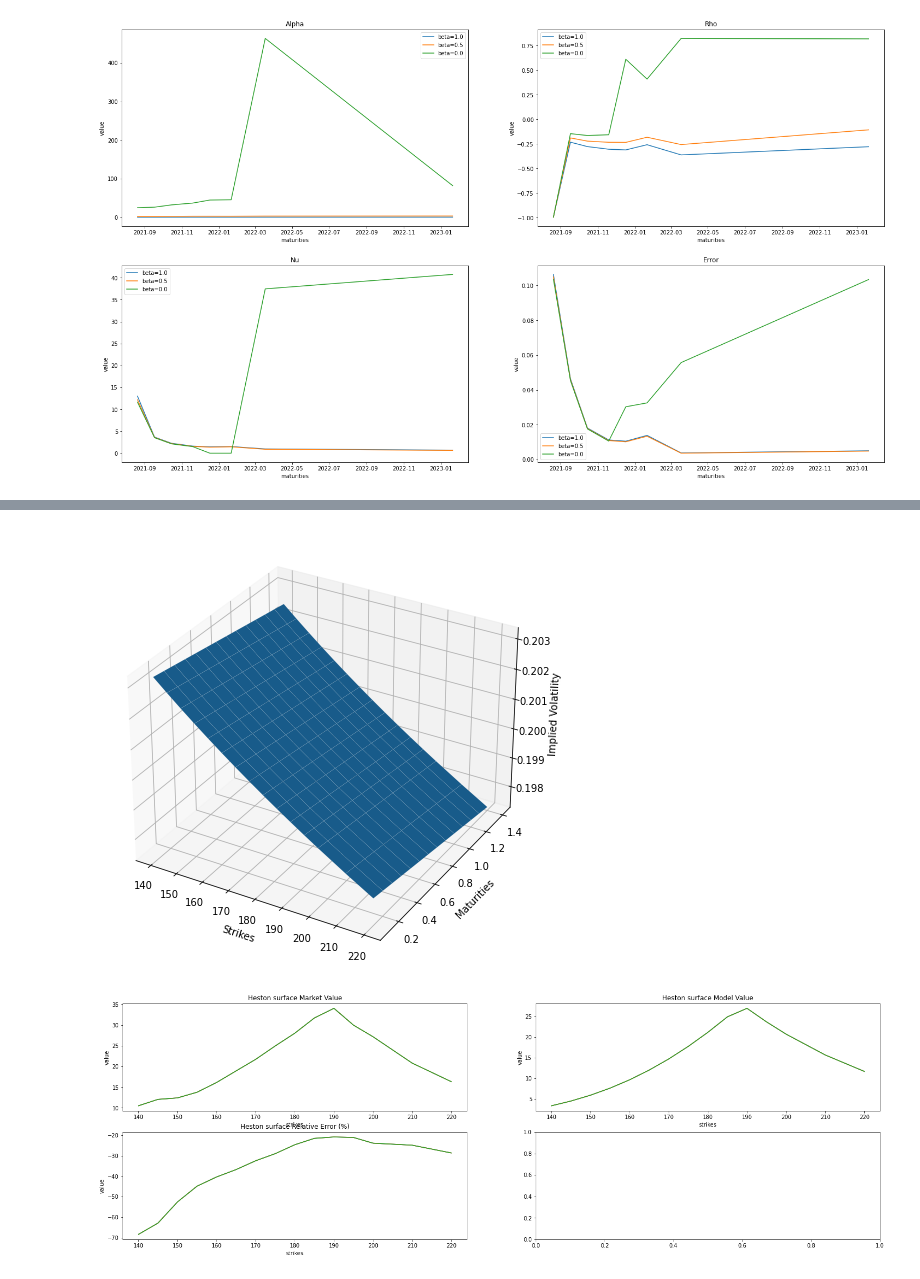
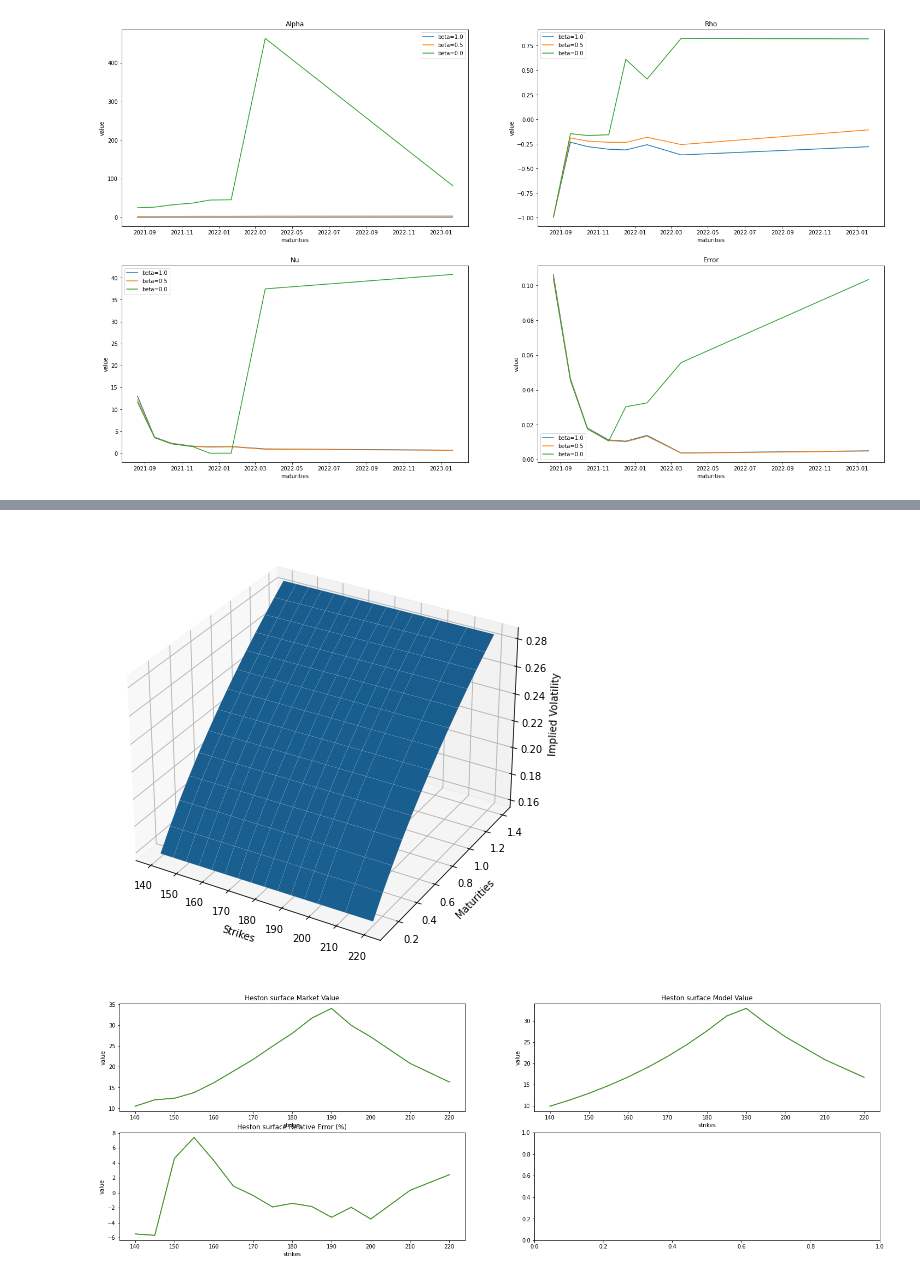
Before and after one commit to lucasomigli/SABR-volatility-models, a Jupyter notebook: SABR_modelling.ipynb, the cells around one changed output, grey strips where cells are left out. Cells and saved outputs as stored; diff of their text form; code cells hidden in the pictures.

```diff
--- a/SABR_modelling.ipynb
+++ b/SABR_modelling.ipynb
@@ -9,7 +9,7 @@ import datetime
 import QuantLib as ql
 from scipy.optimize import minimize
 
-dataframe = "SPX"
+dataframe = "Nasdaq"
 
 # NASDAQ
 
@@ -50,8 +50,7 @@ riskFreeCurve = ql.FlatForward(today, rate, ql.Actual365Fixed())
 flat_ts = ql.YieldTermStructureHandle(riskFreeCurve)
 dividend_ts = ql.YieldTermStructureHandle(riskFreeCurve)
 
-POW = 10**-2 if dataframe != "SPX" else 1
-vols = [np.array(df[df["Date"] == maturities[m]]["IV"]* POW) for m in range(len(maturities))]
+vols = [np.array(df[df["Date"] == maturities[m]]["IV"]) for m in range(len(maturities))]
 
 
 def delta_t(m):
@@ -69,3 +68,5 @@ def date_pd_to_ql(date):
     return ql.Date(day, month, year)
 
 dates = [date_pd_to_ql(d) for d in maturities]
+
+vols, dataframe
@@ -491,7 +510,7 @@ plot_vol_surface(local_vol_surface, plot_years=np.arange(0.1, .657, 0.1), plot_s
 #HESTON MODEL SURFACE PLOTTING (Levenberg-Marquardt Method)
 
 # dummy parameters
-v0, kappa, theta, rho, sigma = (0.04, 0.01, 0.01, -0.9, .01)
+v0, kappa, theta, rho, sigma = (0.02,0.2,0.5,0.1,0.01)
 
 process = ql.HestonProcess(flat_ts, dividend_ts,
                            ql.QuoteHandle(ql.SimpleQuote(current_price)),
@@ -518,7 +537,7 @@ for j, s in enumerate(strikes):
 
 lm = ql.LevenbergMarquardt(1e-8, 1e-8, 1e-8)
 model.calibrate(heston_helpers, lm,
-                 ql.EndCriteria(5000, 500, 1.0e-8, 1.0e-8, 1.0e-8))
+                 ql.EndCriteria(500, 300, 1.0e-8, 1.0e-8, 1.0e-8))
 theta, kappa, sigma, rho, v0 = model.params()
 
 # Boilerplate to get to the Vol Surface object
@@ -528,35 +547,35 @@ heston_vol_surface = ql.HestonBlackVolSurface(heston_handle)
 
 # Plot the vol surface ...
 plot_vol_surface(heston_vol_surface)
 
 
 # Statistical analysis on the Heston model and plotting
 
 strks, marketValue, modelValue, relativeError = ([], [], [], [])
 
 avgError = 0
 for i, opt in enumerate(heston_helpers):
     err = (opt.modelValue()/opt.marketValue() - 1.0)
     strks.append(strikes[i]); marketValue.append(opt.marketValue()); modelValue.append(opt.modelValue()); relativeError.append(100.0*(opt.modelValue()/opt.marketValue() - 1.0))
     avgError += abs(err)
 avgError = avgError*100.0/len(heston_helpers)
 
 market_errors = pd.DataFrame({"Strikes": strks, "Market Value": marketValue, "Model Value": modelValue, "Relative Error (%)": relativeError})
 
 fig, axs = plt.subplots(2, 2, figsize=(25,8))
 for column in market_errors.columns.tolist()[1:]:
     axs[0, 0].plot(strks, marketValue)
     axs[0, 0].set_title('Heston surface Market Value')
     axs[0, 0].set(xlabel='strikes', ylabel='value')
     axs[0, 1].plot(strks, modelValue)
     axs[0, 1].set_title('Heston surface Model Value')
     axs[0, 1].set(xlabel='strikes', ylabel='value')
     axs[1, 0].plot(strks, relativeError)
     axs[1, 0].set_title('Heston surface Relative Error (%)')
     axs[1, 0].set(xlabel='strikes', ylabel='value')
 # %% [output]
-[figure, old version]
+[figure, new version]
-[figure, old version]
+[figure, new version]
 # %%
 # BACKBONE PLOTTING
 for i in [1, 3, 5, 7]:
```
Also changed, not shown: parts of 7 cells of this notebook.
